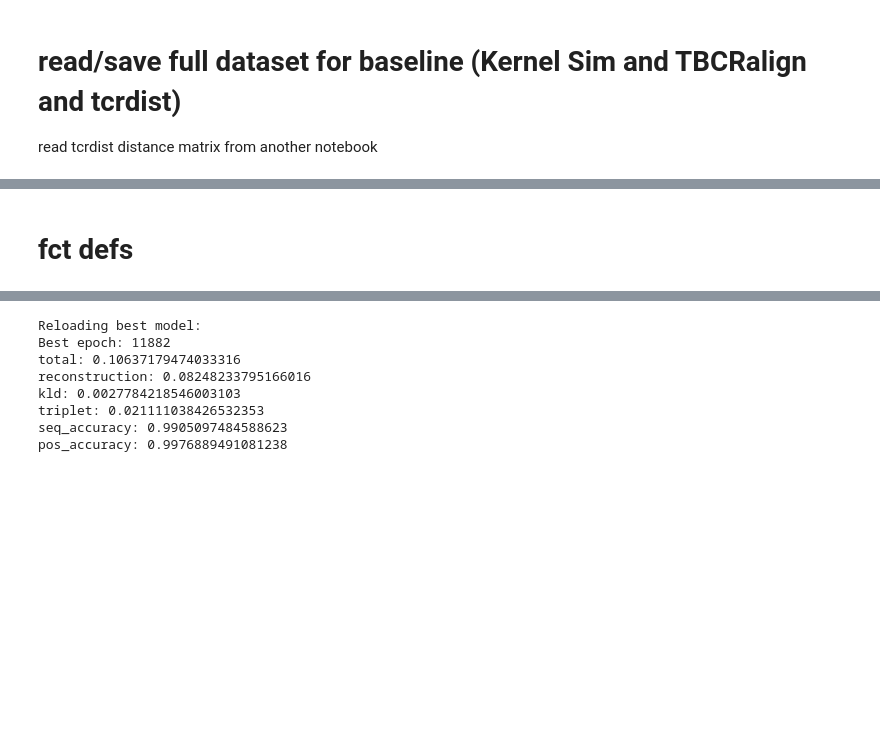
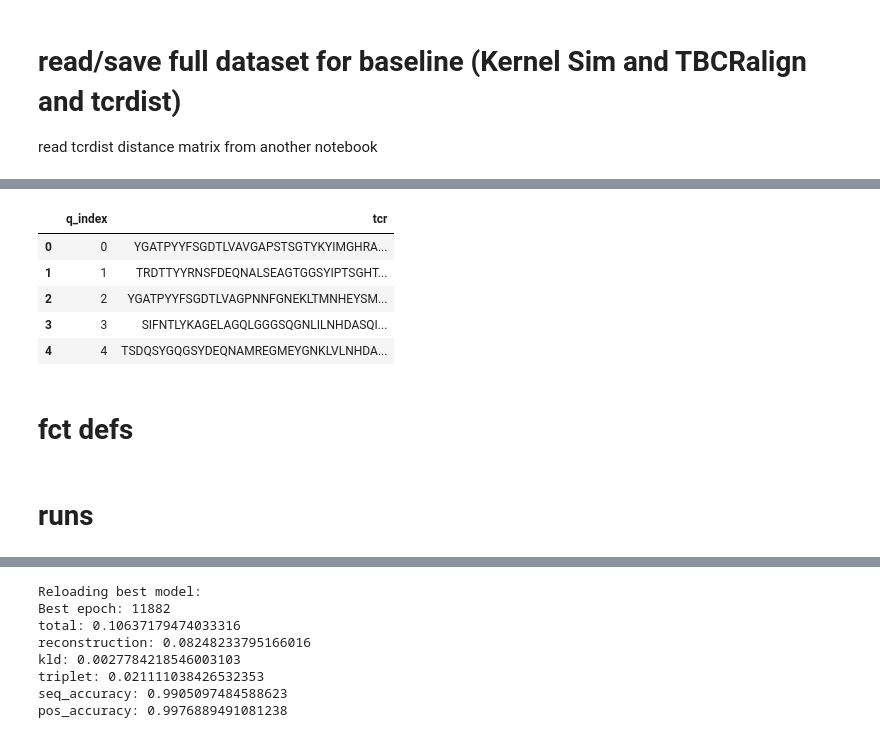
Before and after one commit to richieYT-wan/tclustr, a Jupyter notebook: notebooks/240415_ClusteringPipeline.ipynb, the cells around one changed output, grey strips where cells are left out. Saved outputs shown, nothing was run; the diff lists cells and outputs as text; code cells hidden in the pictures; blank space fills up the shorter version.

```diff
--- a/notebooks/240415_ClusteringPipeline.ipynb
+++ b/notebooks/240415_ClusteringPipeline.ipynb
@@ -70,2 +96,12 @@ old_df['fulltcr'] = old_df['A1']+old_df['A2']+old_df['A3']+old_df['B1']+old_df['
+# %%
+tcrindex_26 = pd.read_csv('../data/baselines/OUTPUT_index_tcrs_26pep.txt')
+tcrindex_26.head()
+# %% [output]
+|  | q_index | tcr |
+| 0 | 0 | YGATPYYFSGDTLVAVGAPSTSGTYKYIMGHRA... |
+| 1 | 1 | TRDTTYYRNSFDEQNALSEAGTGGSYIPTSGHT... |
+| 2 | 2 | YGATPYYFSGDTLVAGPNNFGNEKLTMNHEYSM... |
+| 3 | 3 | SIFNTLYKAGELAGQLGGGSQGNLILNHDASQI... |
+| 4 | 4 | TSDQSYGQGSYDEQNAMREGMEYGNKLVLNHDA... |
 # %% [markdown]
 # fct defs
@@ -242,0 +304,2 @@ def cluster_all_thresholds(dist_array, features, labels, encoded_labels, label_e
+# %% [markdown]
+# runs
```
Also changed, not shown: parts of 24 cells of this notebook, 4 other files.
